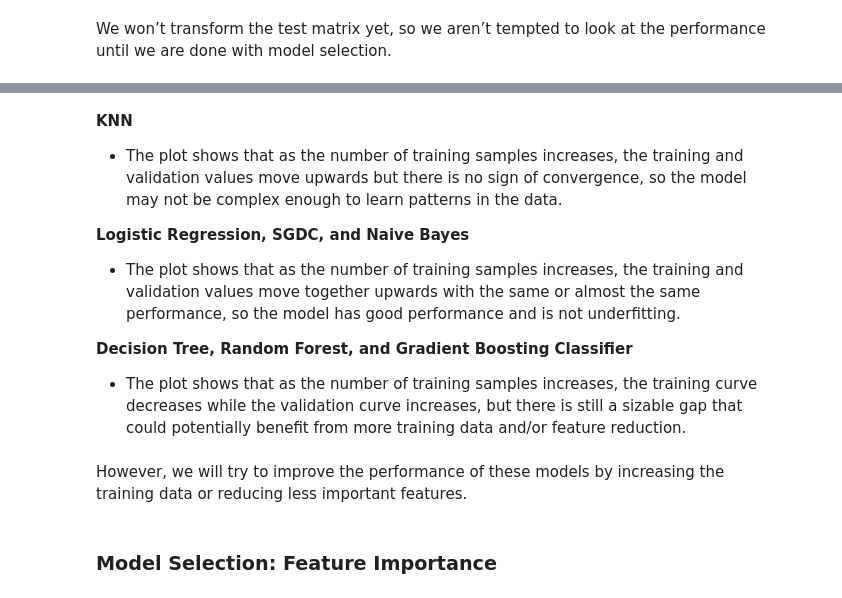
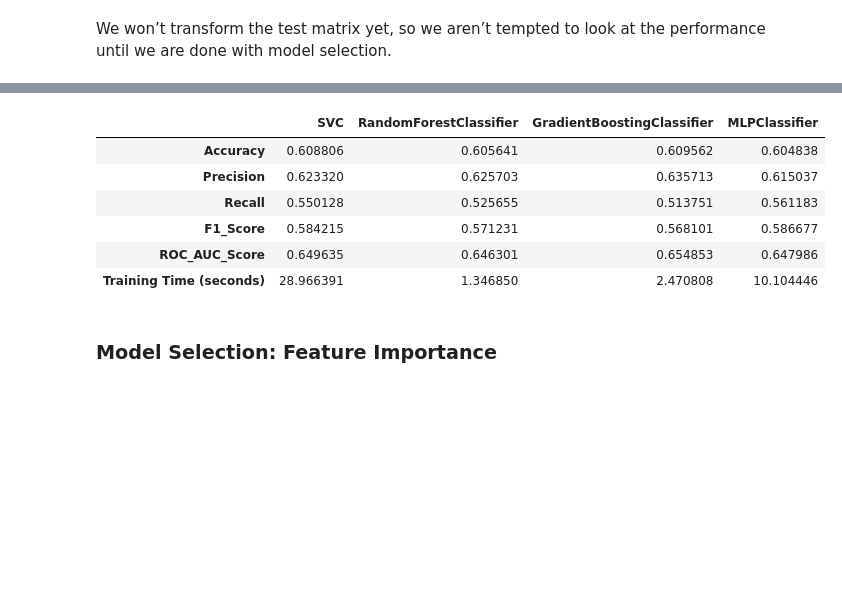
Before and after one commit to mfathul21/hospital-patient-readmissions, a Jupyter notebook: notebook.ipynb, the cells around one changed output, grey strips where cells are left out. Cells and saved outputs as stored; diff of their text form; code cells hidden in the pictures; blank space fills up the shorter version.

```diff
--- a/notebook.ipynb
+++ b/notebook.ipynb
@@ -970,5 +718,0 @@ prevalence: 0.4749333333333333
-# %%
-from sklearn.tree import DecisionTreeClassifier
-
-tree = DecisionTreeClassifier(max_depth=10, random_state=101)
-tree.fit(X_train_tf, y_train)
@@ -1006,5 +718,0 @@ prevalence: 0.4749333333333333
-# %%
-from sklearn.ensemble import RandomForestClassifier
-
-rf = RandomForestClassifier(max_depth=6, random_state=101)
-rf.fit(X_train_tf, y_train)
@@ -1042,5 +718,0 @@ prevalence: 0.4749333333333333
-# %%
-from sklearn.ensemble import GradientBoostingClassifier
-
-gbc = GradientBoostingClassifier(n_estimators=100, learning_rate=1, max_depth=3, random_state=101)
-gbc.fit(X_train_tf, y_train)
@@ -1119,14 +719,19 @@ for model in [knn, logmodel, sgdc, nb, tree, rf, gbc]:
-# %% [markdown]
-**KNN**
-- The plot shows that as the number of training samples increases, the training and validation values move upwards but there is no sign of convergence, so the model may not be complex enough to learn patterns in the data.
-
-**Logistic Regression, SGDC, and Naive Bayes**
-- The plot shows that as the number of training samples increases, the training and validation values move together upwards with the same or almost the same performance, so the model has good performance and is not underfitting.
-
-**Decision Tree, Random Forest, and Gradient Boosting Classifier**
-- The plot shows that as the number of training samples increases, the training curve decreases while the validation curve increases, but there is still a sizable gap that could potentially benefit from more training data and/or feature reduction.
-# %% [markdown]
-However, we will try to improve the performance of these models by increasing the training data or reducing less important features.
+# %%
+df_svc = evaluate_train(svc, X_train_tf, y_train_sm)
+df_rf = evaluate_train(rf, X_train_tf, y_train_sm)
+df_gbc = evaluate_train(gbc, X_train_tf, y_train_sm)
+df_mlp = evaluate_train(mlp, X_train_tf, y_train_sm)
+# %%
+result_train = pd.concat([df_svc, df_rf, df_gbc, df_mlp], axis=1)
+result_train
+# %% [output]
+|  | SVC | RandomForestClassifier | GradientBoostingClassifier | MLPClassifier |
+| Accuracy | 0.608806 | 0.605641 | 0.609562 | 0.604838 |
+| Precision | 0.623320 | 0.625703 | 0.635713 | 0.615037 |
+| Recall | 0.550128 | 0.525655 | 0.513751 | 0.561183 |
+| F1_Score | 0.584215 | 0.571231 | 0.568101 | 0.586677 |
+| ROC_AUC_Score | 0.649635 | 0.646301 | 0.654853 | 0.647986 |
+| Training Time (seconds) | 28.966391 | 1.346850 | 2.470808 | 10.104446 |
 # %% [markdown]
 ### Model Selection: Feature Importance
 # %% [markdown]
```
Also changed, not shown: parts of 116 cells of this notebook.
